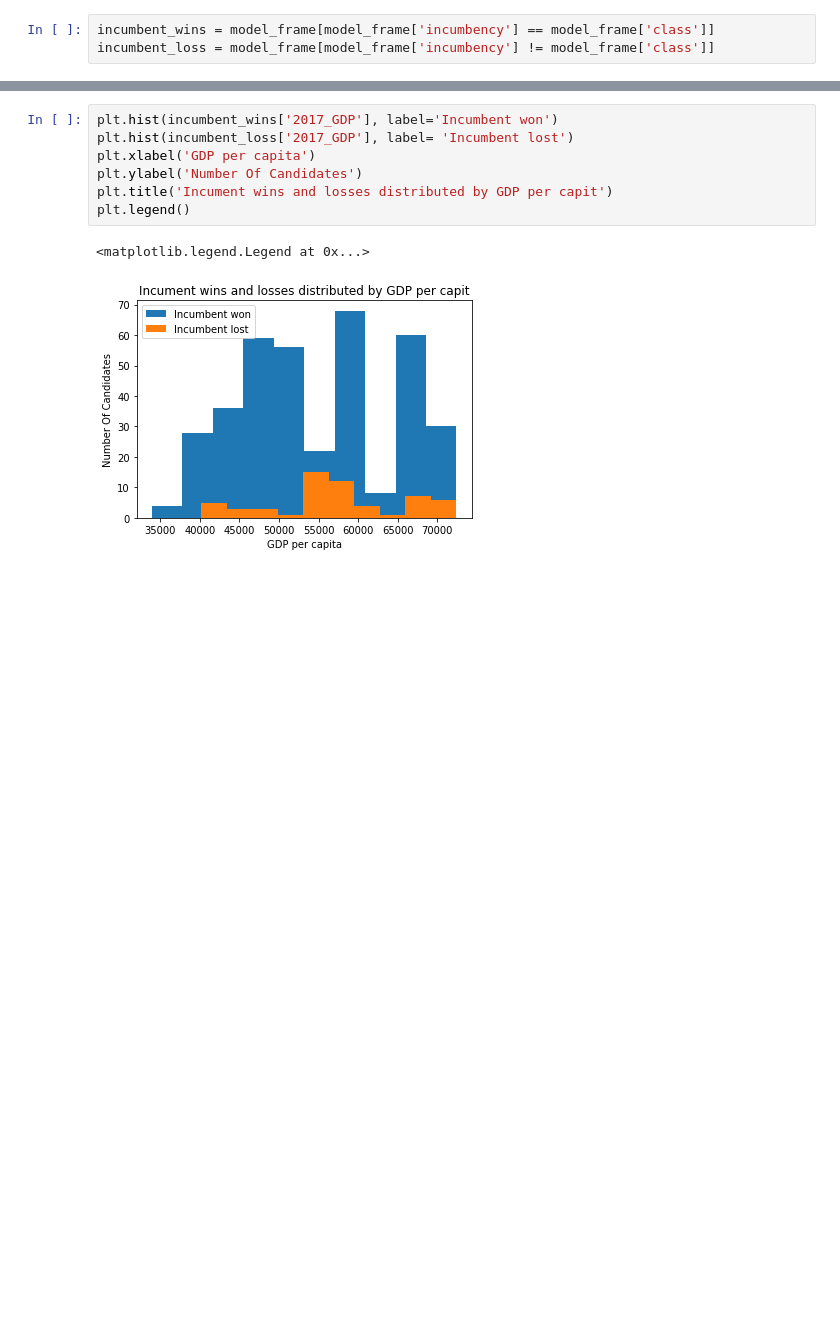
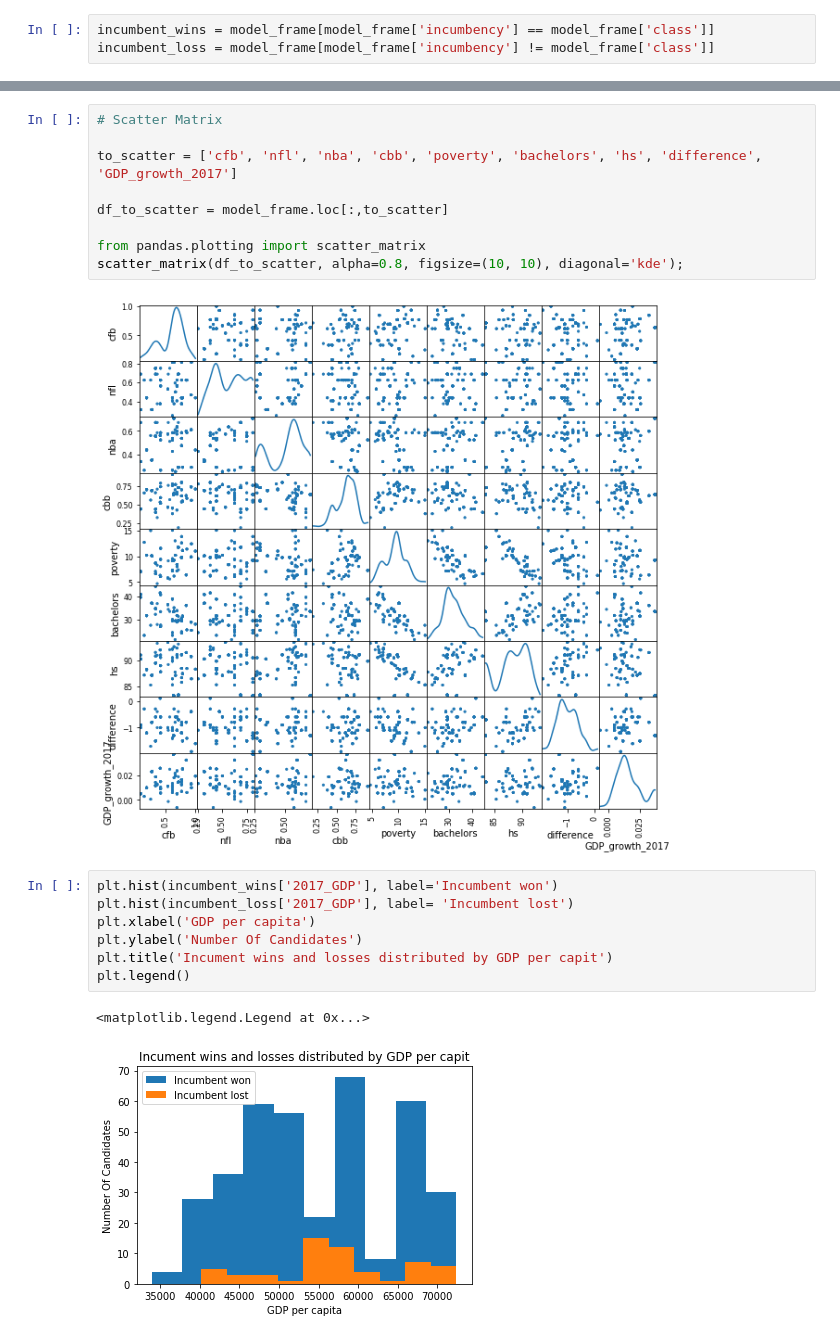
Before and after one commit to Abelay02/CS109a-Final-Project, a Jupyter notebook: Final Project some EDA standard predictors.ipynb, the cells around one changed output, grey strips where cells are left out. Cells and saved outputs as stored; diff of their text form; blank space fills up the shorter version.

```diff
--- a/Final Project some EDA standard predictors.ipynb
+++ b/Final Project some EDA standard predictors.ipynb
@@ -239,3 +210,14 @@ incumbent_loss = model_frame[model_frame['incumbency'] != model_frame['class']]
+# %%
+# Scatter Matrix
+
+to_scatter = ['cfb', 'nfl', 'nba', 'cbb', 'poverty', 'bachelors', 'hs', 'difference', 'GDP_growth_2017']
+
+df_to_scatter = model_frame.loc[:,to_scatter]
+
+from pandas.plotting import scatter_matrix
+scatter_matrix(df_to_scatter, alpha=0.8, figsize=(10, 10), diagonal='kde');
+# %% [output]
+[figure, added]
 # %%
 plt.hist(incumbent_wins['2017_GDP'], label='Incumbent won')
 plt.hist(incumbent_loss['2017_GDP'], label= 'Incumbent lost')
```
Also changed, not shown: parts of 25 cells of this notebook.
